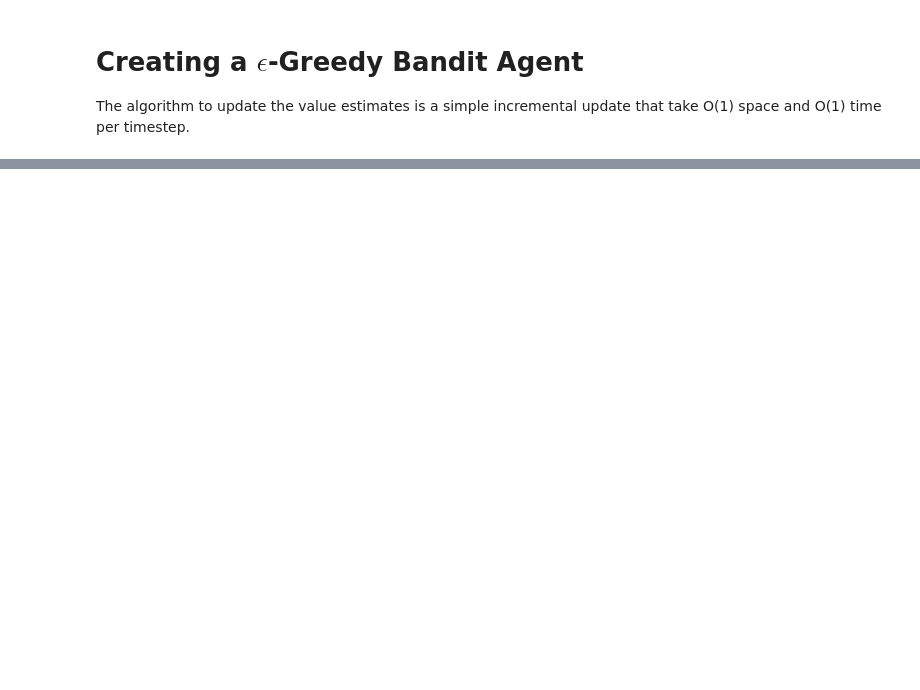
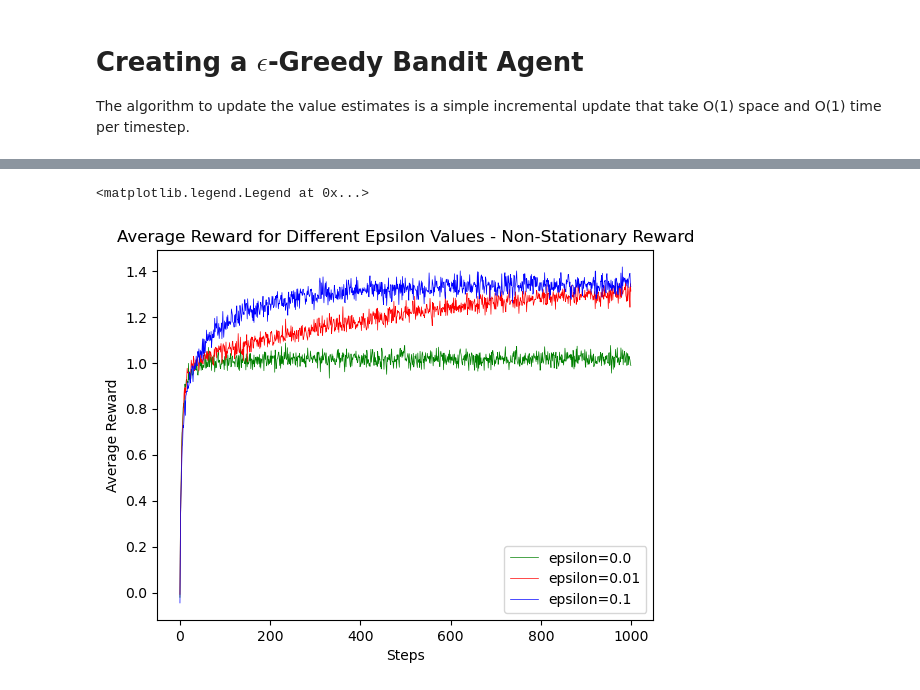
Before and after one commit to shantanu/reinforcement-learning-book, a Jupyter notebook: ch2/k-armed-bandit.ipynb, the cells around one changed output, grey strips where cells are left out. Drawn from its saved outputs; the diff is of its cells as text; code cells hidden in the pictures; blank space fills up the shorter version.

Commit message:
added non-stationary bandits

```diff
--- a/ch2/k-armed-bandit.ipynb
+++ b/ch2/k-armed-bandit.ipynb
@@ -159,0 +205,6 @@ plt.legend()
+# %%
+%%time
+data_ns = pd.DataFrame(columns=["Average Reward", "% Optimal"], index=pd.Index(data=[0,0.01,0.1], name="Epsilon"))
+for eps in data_ns.index:
+    average_reward, percent_optimal = run_testbed(eps)
+    data_ns.loc[eps] = [average_reward, percent_optimal]
@@ -159,0 +222,26 @@ plt.legend()
+# %%
+# Define colors for each epsilon value
+colors = ['green', 'red', 'blue']
+
+# Plot average reward for each epsilon
+for idx, color in zip(data_ns.index, colors):
+    plt.plot(data_ns.loc[idx]['Average Reward'], label=f'epsilon={idx}', color=color, linewidth=0.5)
+
+# plt.text(0, 1.4, f'$\epsilon$={0.1}',
+#          color='blue', fontsize=10, verticalalignment='center')
+
+# plt.text(800, 1.2, f'$\epsilon$={0.01}',
+#          color='red', fontsize=10, verticalalignment='center')
+
+# plt.text(500, 0.92, f'$\epsilon$={0} (greedy)',
+#          color='green', fontsize=10, verticalalignment='center')
+
+
+# Add labels and title
+plt.xlabel('Steps')
+plt.ylabel('Average Reward')
+plt.title('Average Reward for Different Epsilon Values - Non-Stationary Reward')
+plt.legend()
+# %% [output]
+<matplotlib.legend.Legend at 0x...>
+[figure, added]
```
Also changed, not shown: parts of 14 cells of this notebook, 1 other file.
